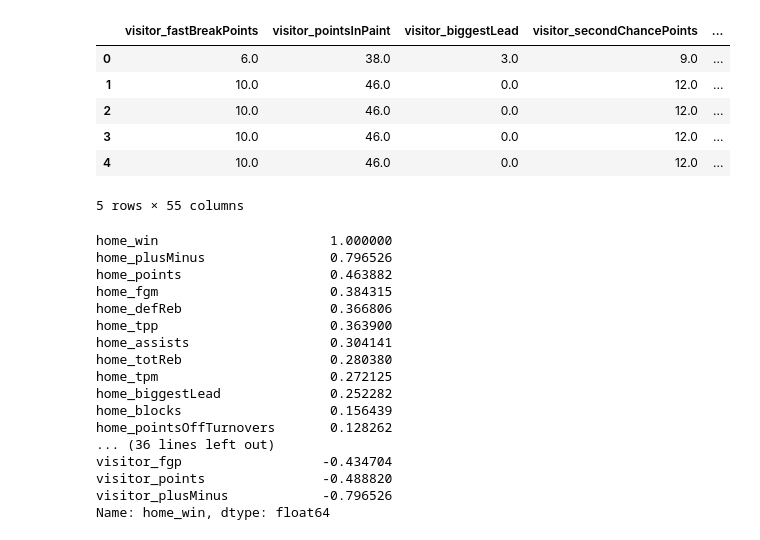
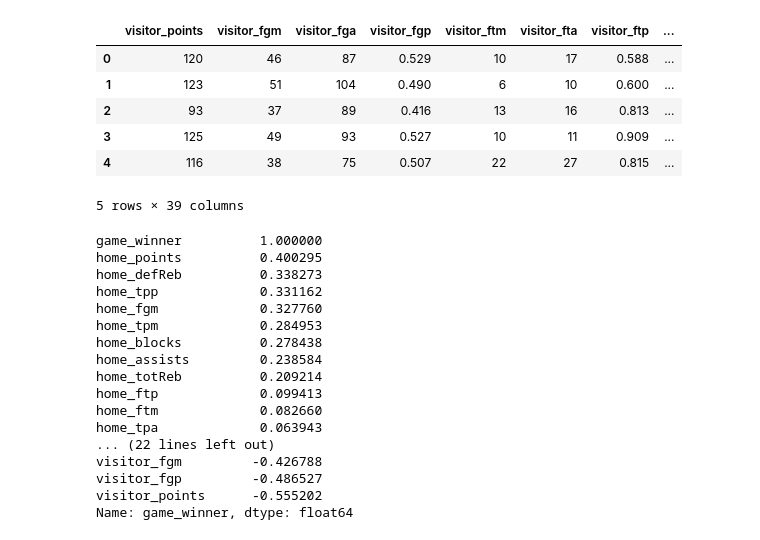
Before and after one commit to VincentGordon-Data-Analyst/nba-api, a Jupyter notebook: winnerPrediction_2.ipynb, the cells around one changed output. Saved outputs shown, nothing was run; the diff lists cells and outputs as text; code cells hidden in the pictures.

```diff
--- a/winnerPrediction_2.ipynb
+++ b/winnerPrediction_2.ipynb
@@ -61,6 +61,14 @@ game_df[['visitor_ftp', 'visitor_fgp', 'visitor_tpp', 'home_ftp', 'home_fgp','ho
      'home_fgp',
      'home_tpp']
     ].apply(lambda x: x / 100)
-# %%
-# Drop game_id column
-game_df = game_df.drop(columns='game_id')
+# %%
+# Drop irrelevant columns
+game_df = game_df.drop(columns=['game_id','visitor_fastBreakPoints', 'visitor_pointsInPaint',
+       'visitor_biggestLead', 'visitor_secondChancePoints',
+       'visitor_pointsOffTurnovers', 'visitor_longestRun','visitor_plusMinus',
+       'visitor_min','home_fastBreakPoints',
+       'home_pointsInPaint', 'home_biggestLead', 'home_secondChancePoints',
+       'home_pointsOffTurnovers', 'home_longestRun','home_plusMinus', 'home_min',])
+
+# Display
+game_df
@@ -103,43 +117,44 @@ stats_df.head()
 # %%
 # Create a column to check if the home team won
-stats_df['home_win'] = stats_df.apply(
+stats_df = game_df.copy()
+stats_df['game_winner'] = stats_df.apply(
     lambda row: 1 if row['home_points'] > row['visitor_points'] else 0,
     axis=1
 )
 stats_df.head()
 # %% [output]
-|  | visitor_fastBreakPoints | visitor_pointsInPaint | visitor_biggestLead | visitor_secondChancePoints | ... |
-| 0 | 6.0 | 38.0 | 3.0 | 9.0 | ... |
-| 1 | 10.0 | 46.0 | 0.0 | 12.0 | ... |
-| 2 | 10.0 | 46.0 | 0.0 | 12.0 | ... |
-| 3 | 10.0 | 46.0 | 0.0 | 12.0 | ... |
-| 4 | 10.0 | 46.0 | 0.0 | 12.0 | ... |
+|  | visitor_points | visitor_fgm | visitor_fga | visitor_fgp | visitor_ftm | visitor_fta | visitor_ftp | ... |
+| 0 | 120 | 46 | 87 | 0.529 | 10 | 17 | 0.588 | ... |
+| 1 | 123 | 51 | 104 | 0.490 | 6 | 10 | 0.600 | ... |
+| 2 | 93 | 37 | 89 | 0.416 | 13 | 16 | 0.813 | ... |
+| 3 | 125 | 49 | 93 | 0.527 | 10 | 11 | 0.909 | ... |
+| 4 | 116 | 38 | 75 | 0.507 | 22 | 27 | 0.815 | ... |
-5 rows × 55 columns
+5 rows × 39 columns
 # %%
 # Set target column
-target_column = 'home_win'
+target_column = 'game_winner'
 
 # Look for correlation between columns and 'total_points' column
 correlations = stats_df.corr(numeric_only=True)[target_column].sort_values(ascending=False)
 correlations
 # %% [output]
-home_win                      1.000000
-home_plusMinus                0.796526
-home_points                   0.463882
-home_fgm                      0.384315
-home_defReb                   0.366806
-home_tpp                      0.363900
-home_assists                  0.304141
-home_totReb                   0.280380
-home_tpm                      0.272125
-home_biggestLead              0.252282
-home_blocks                   0.156439
-home_pointsOffTurnovers       0.128262
-... (36 lines left out)
-visitor_fgp                  -0.434704
-visitor_points               -0.488820
-visitor_plusMinus            -0.796526
-Name: home_win, dtype: float64
+game_winner          1.000000
+home_points          0.400295
+home_defReb          0.338273
+home_tpp             0.331162
+home_fgm             0.327760
+home_tpm             0.284953
+home_blocks          0.278438
+home_assists         0.238584
+home_totReb          0.209214
+home_ftp             0.099413
+home_ftm             0.082660
+home_tpa             0.063943
+... (22 lines left out)
+visitor_fgm         -0.426788
+visitor_fgp         -0.486527
+visitor_points      -0.555202
+Name: game_winner, dtype: float64
 # %%
 # Look for correlation between columns and 'total_points' column
 correlations = stats_df.corr(numeric_only=True)[target_column]
```
Also changed, not shown: parts of 14 cells of this notebook, 3 other files.
